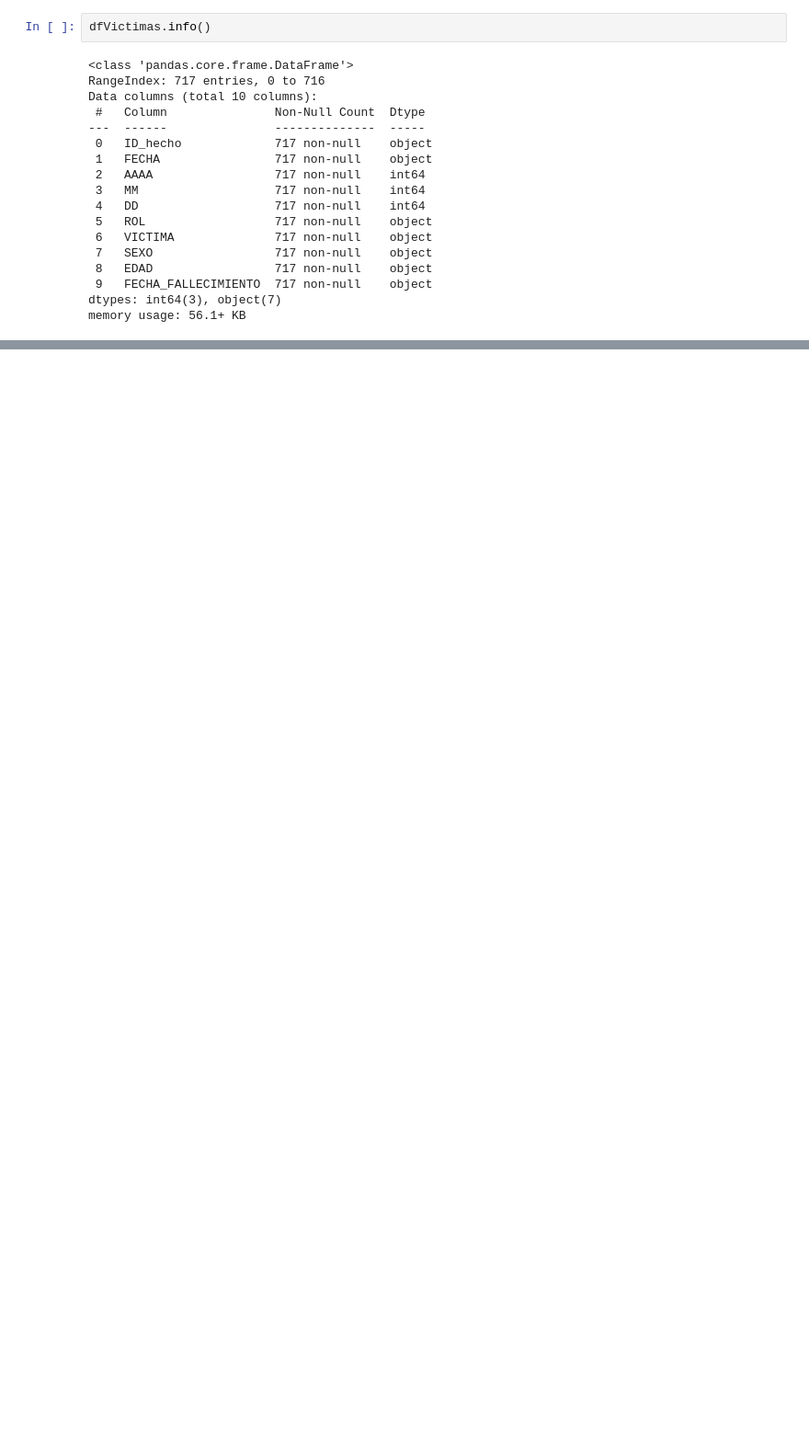
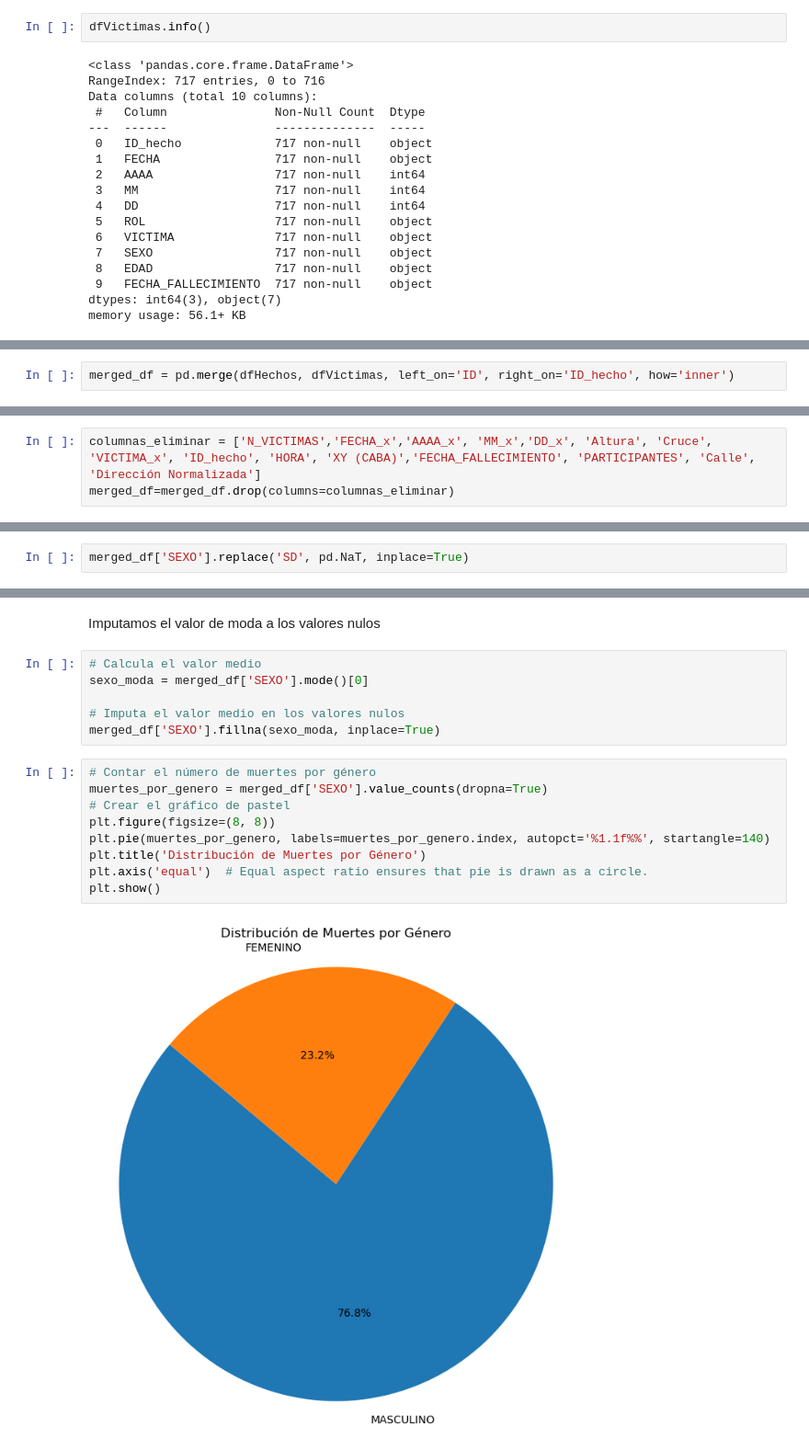
Before and after one commit to AngelMariscal01/PI.2, a Jupyter notebook: EDA.ipynb, the cells around one changed output, grey strips where cells are left out. Shown at 92% size. Drawn from its saved outputs; the diff is of its cells as text; blank space fills up the shorter version.

```diff
--- a/EDA.ipynb
+++ b/EDA.ipynb
@@ -47,0 +179,2 @@ memory usage: 56.1+ KB
+# %%
+merged_df = pd.merge(dfHechos, dfVictimas, left_on='ID', right_on='ID_hecho', how='inner')
@@ -47,0 +191,3 @@ memory usage: 56.1+ KB
+# %%
+columnas_eliminar = ['N_VICTIMAS','FECHA_x','AAAA_x', 'MM_x','DD_x', 'Altura', 'Cruce', 'VICTIMA_x', 'ID_hecho', 'HORA', 'XY (CABA)','FECHA_FALLECIMIENTO', 'PARTICIPANTES', 'Calle', 'Dirección Normalizada']
+merged_df=merged_df.drop(columns=columnas_eliminar)
@@ -47,0 +227,2 @@ memory usage: 56.1+ KB
+# %%
+merged_df['SEXO'].replace('SD', pd.NaT, inplace=True)
@@ -47,0 +233,19 @@ memory usage: 56.1+ KB
+# %% [markdown]
+Imputamos el valor de moda a los valores nulos
+# %%
+# Calcula el valor medio
+sexo_moda = merged_df['SEXO'].mode()[0]
+
+# Imputa el valor medio en los valores nulos
+merged_df['SEXO'].fillna(sexo_moda, inplace=True)
+# %%
+# Contar el número de muertes por género
+muertes_por_genero = merged_df['SEXO'].value_counts(dropna=True)
+# Crear el gráfico de pastel
+plt.figure(figsize=(8, 8))
+plt.pie(muertes_por_genero, labels=muertes_por_genero.index, autopct='%1.1f%%', startangle=140)
+plt.title('Distribución de Muertes por Género')
+plt.axis('equal')  # Equal aspect ratio ensures that pie is drawn as a circle.
+plt.show()
+# %% [output]
+[figure, added]
```
Also changed, not shown: parts of 68 cells of this notebook, 3 other files.
